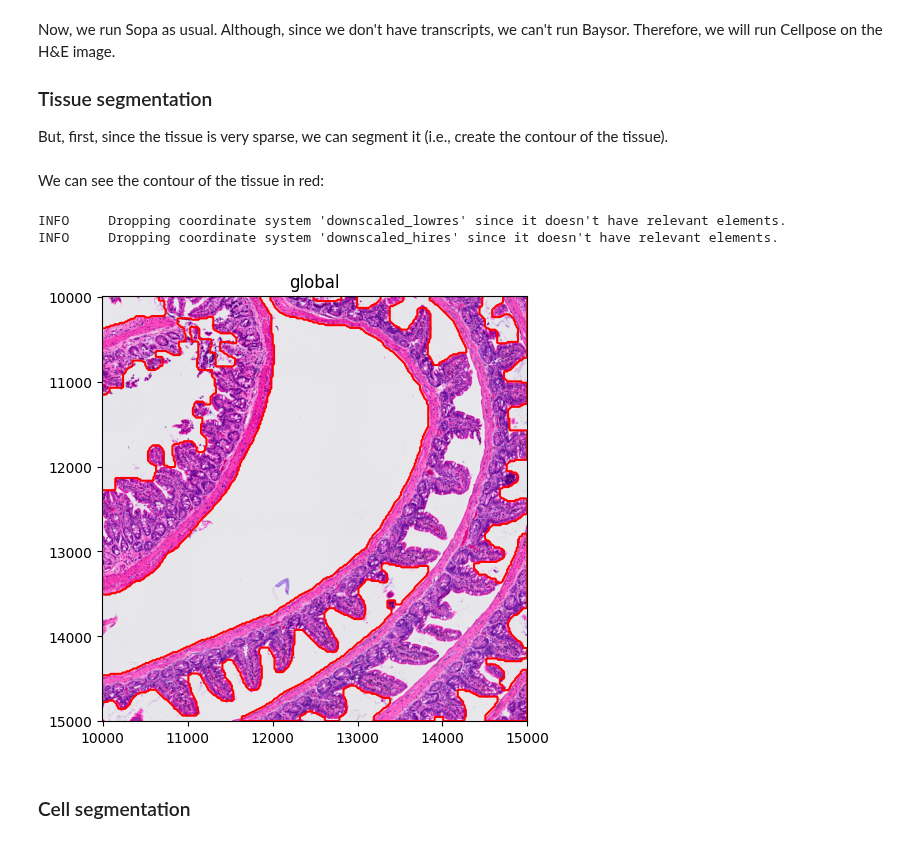
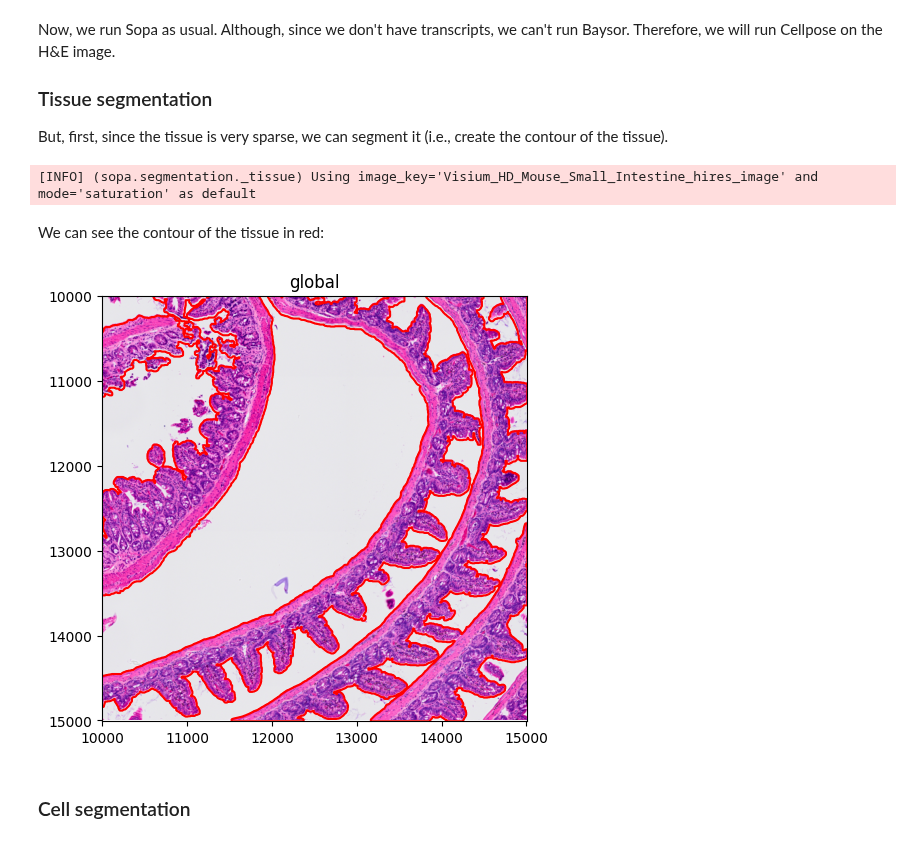
Before and after one commit to gustaveroussy/sopa, a Jupyter notebook: docs/tutorials/visium_hd.ipynb, the cells around one changed output. Saved outputs shown, nothing was run; the diff lists cells and outputs as text; code cells hidden in the pictures.

Commit message:
after visium_hd io fix

```diff
--- a/docs/tutorials/visium_hd.ipynb
+++ b/docs/tutorials/visium_hd.ipynb
@@ -50,20 +52,20 @@ Now, we run Sopa as usual. Although, since we don't have transcripts, we can't r
 
 But, first, since the tissue is very sparse, we can segment it (i.e., create the contour of the tissue).
 # %%
-sopa.segmentation.tissue(sdata, image_key="Visium_HD_Mouse_Small_Intestine_full_image", expand_radius_ratio=0.01)
+sopa.segmentation.tissue(sdata, expand_radius_ratio=0.01)
+# %% [output]
+[INFO] (sopa.segmentation._tissue) Using image_key='Visium_HD_Mouse_Small_Intestine_hires_image' and mode='saturation' as default
 # %% [markdown]
 We can see the contour of the tissue in red:
 # %%
 import spatialdata_plot
 
 sdata \
-    .pl.render_images() \
+    .pl.render_images("Visium_HD_Mouse_Small_Intestine_full_image") \
     .pl.render_shapes("region_of_interest", outline_alpha=1, outline_color="r", fill_alpha=0) \
-    .pl.show()
+    .pl.show("global")
 # %% [output]
-INFO     Dropping coordinate system 'downscaled_lowres' since it doesn't have relevant elements.
-INFO     Dropping coordinate system 'downscaled_hires' since it doesn't have relevant elements.
-[figure, old version]
+[figure, new version]
 # %% [markdown]
 ### Cell segmentation
 # %% [markdown]
```
Also changed, not shown: parts of 2 cells of this notebook.
